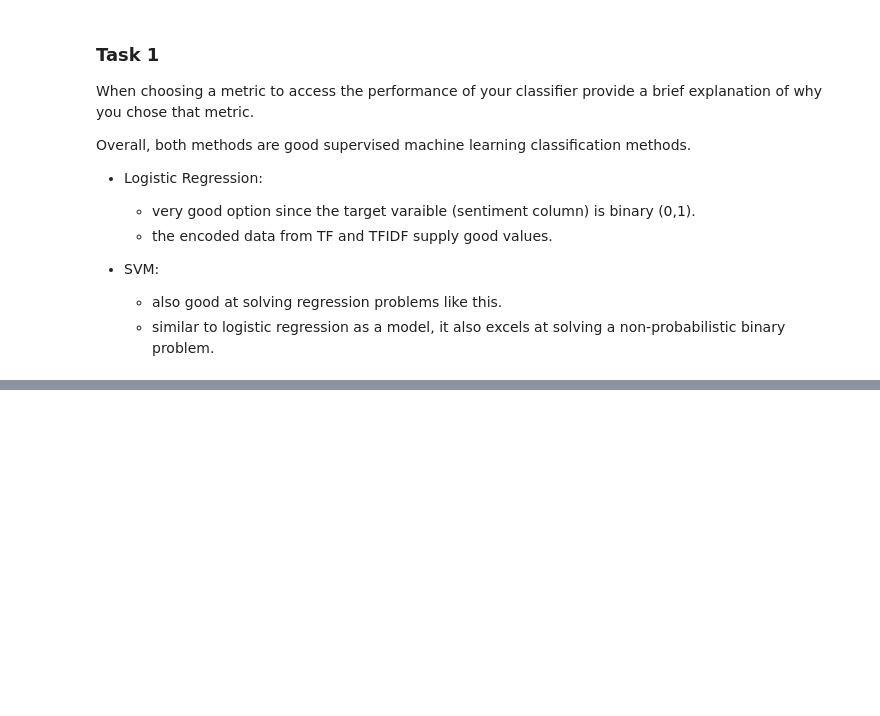
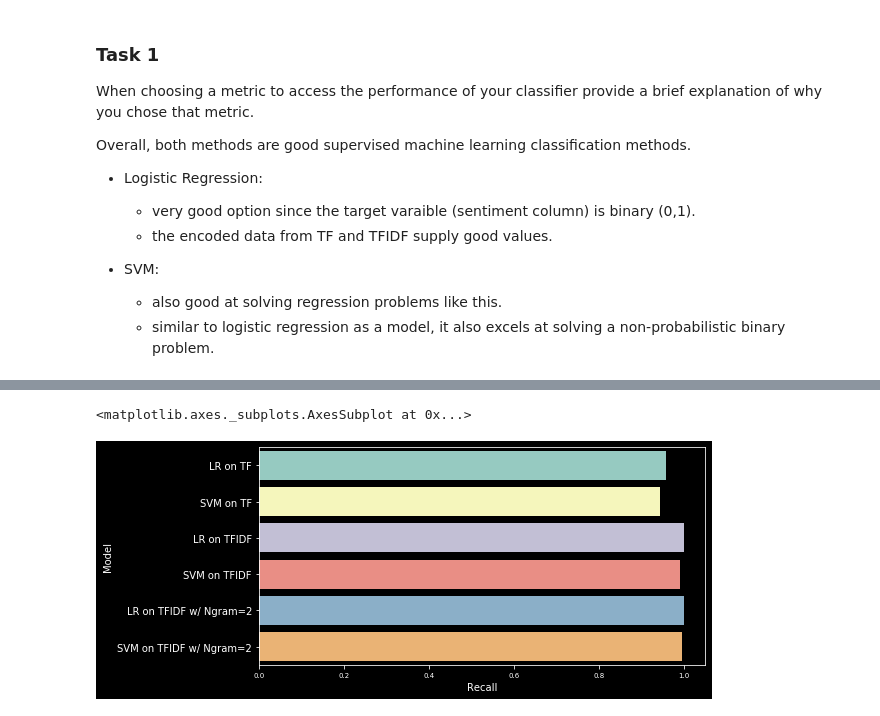
Before and after one commit to UWI-Bois/big-data-A4, a Jupyter notebook: Section 1.ipynb, the cells around one changed output, grey strips where cells are left out. Cells and saved outputs as stored; diff of their text form; code cells hidden in the pictures; blank space fills up the shorter version.

```diff
--- a/Section 1.ipynb
+++ b/Section 1.ipynb
@@ -337,0 +405,5 @@ Overall, both methods are good supervised machine learning classification method
+# %%
+# Logistic regression and SVM models on word count (tf)
+recall_LR_tf, acc_LR_tf = text_fit(X, y, c, LogisticRegression())
+print(sep)
+recall_SVM_tf, acc_SVM_tf = text_fit(X, y, c, LinearSVC())
@@ -337,0 +429,5 @@ Overall, both methods are good supervised machine learning classification method
+# %%
+# Logistic regression and SVM on tfidf
+recall_LR_tfidf, acc_LR_tfidf = text_fit(X, y, tfidf, LogisticRegression())
+print(sep)
+recall_SVM_tfidf, acc_SVM_tfidf = text_fit(X, y, tfidf, LinearSVC())
@@ -337,0 +446,5 @@ Overall, both methods are good supervised machine learning classification method
+# %%
+# Logistic regression and SVM on tfidf and ngram
+recall_LR_tfidf_ngram, acc_LR_tfidf_ngram = text_fit(X, y, TfidfVectorizer(ngram_range=(1,2)), LogisticRegression())
+print(sep)
+recall_SVM_tfidf_ngram, acc_SVM_tfidf_ngram = text_fit(X, y, TfidfVectorizer(ngram_range=(1,2)), LinearSVC())
@@ -337,0 +463,20 @@ Overall, both methods are good supervised machine learning classification method
+# %%
+models = pd.DataFrame({
+    'Model': [
+        'LR on TF', 'SVM on TF',
+        'LR on TFIDF', 'SVM on TFIDF',
+        'LR on TFIDF w/ Ngram=2', 'SVM on TFIDF w/ Ngram=2'
+    ],
+    'Recall': [
+        recall_LR_tf, recall_SVM_tf,
+        recall_LR_tfidf, recall_SVM_tfidf,
+        recall_LR_tfidf_ngram, recall_SVM_tfidf_ngram
+    ],
+    'Accuracy': [
+        acc_LR_tf, acc_SVM_tf,
+        acc_LR_tfidf, acc_SVM_tfidf,
+        acc_LR_tfidf_ngram, acc_SVM_tfidf_ngram
+    ],
+})
+
+models.sort_values(by='Accuracy', ascending=False)
@@ -337,0 +491,5 @@ Overall, both methods are good supervised machine learning classification method
+# %%
+sns.barplot(x='Recall', y='Model', data=models)
+# %% [output]
+<matplotlib.axes._subplots.AxesSubplot at 0x...>
+[figure, added]
```
Also changed, not shown: parts of 18 cells of this notebook.
